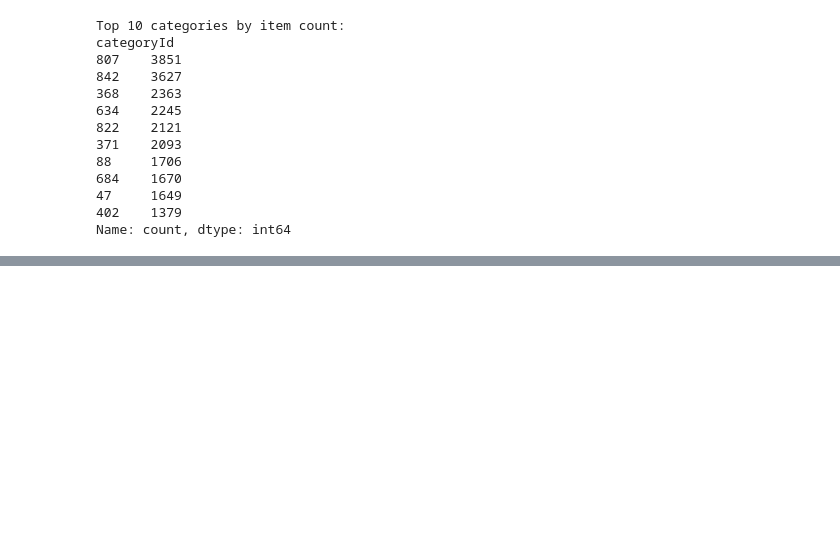
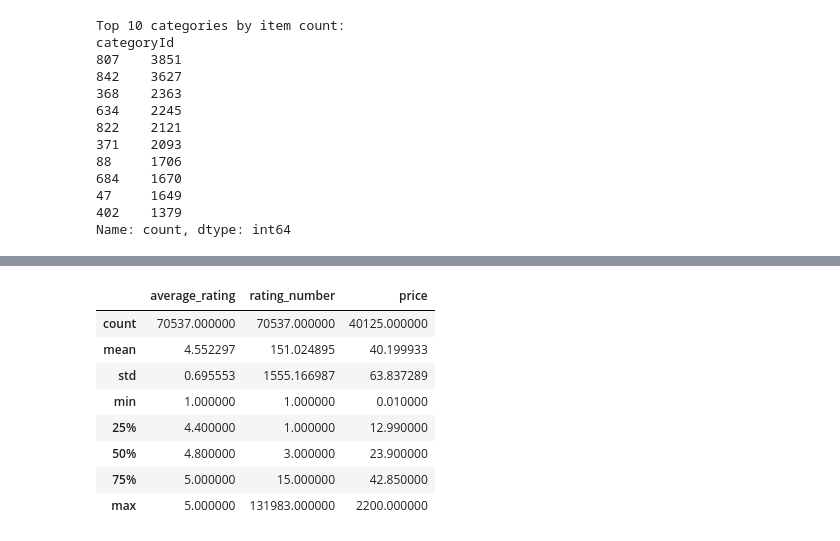
Before and after one commit to DavidCC63/RecSys-Group-7, a Jupyter notebook: data_analysis.ipynb, the cells around one changed output, grey strips where cells are left out. Saved outputs shown, nothing was run; the diff lists cells and outputs as text; code cells hidden in the pictures; blank space fills up the shorter version.

```diff
--- a/data_analysis.ipynb
+++ b/data_analysis.ipynb
@@ -139,0 +322,12 @@ Name: count, dtype: int64
+# %%
+meta = []
+with open("meta_Digital_Music.jsonl", "r") as f:
+    for line in f:
+        try:
+            meta.append(json.loads(line))
+        except json.JSONDecodeError:
+            continue
+
+meta = pd.DataFrame(meta)
+print("Meta shape:", meta.shape)
+print(meta.head())
@@ -139,0 +358,14 @@ Name: count, dtype: int64
+# %%
+def clean_category(x):
+    if isinstance(x, list) and len(x) > 0:
+        # If it's a list of lists with single chars, join them
+        if isinstance(x[0], list):
+            return " > ".join(["".join(part) for part in x])
+        # If it's already strings, just join
+        return " > ".join(x)
+    return None
+
+meta["categories_str"] = meta["categories"].apply(clean_category)
+
+print("Top 10 categories after cleaning:")
+print(meta["categories_str"].value_counts().head(10))
@@ -139,0 +381,12 @@ Name: count, dtype: int64
+# %%
+meta.describe()
+# %% [output]
+|  | average_rating | rating_number | price |
+| count | 70537.000000 | 70537.000000 | 40125.000000 |
+| mean | 4.552297 | 151.024895 | 40.199933 |
+| std | 0.695553 | 1555.166987 | 63.837289 |
+| min | 1.000000 | 1.000000 | 0.010000 |
+| 25% | 4.400000 | 1.000000 | 12.990000 |
+| 50% | 4.800000 | 3.000000 | 23.900000 |
+| 75% | 5.000000 | 15.000000 | 42.850000 |
+| max | 5.000000 | 131983.000000 | 2200.000000 |
```
Also changed, not shown: parts of 13 cells of this notebook.
